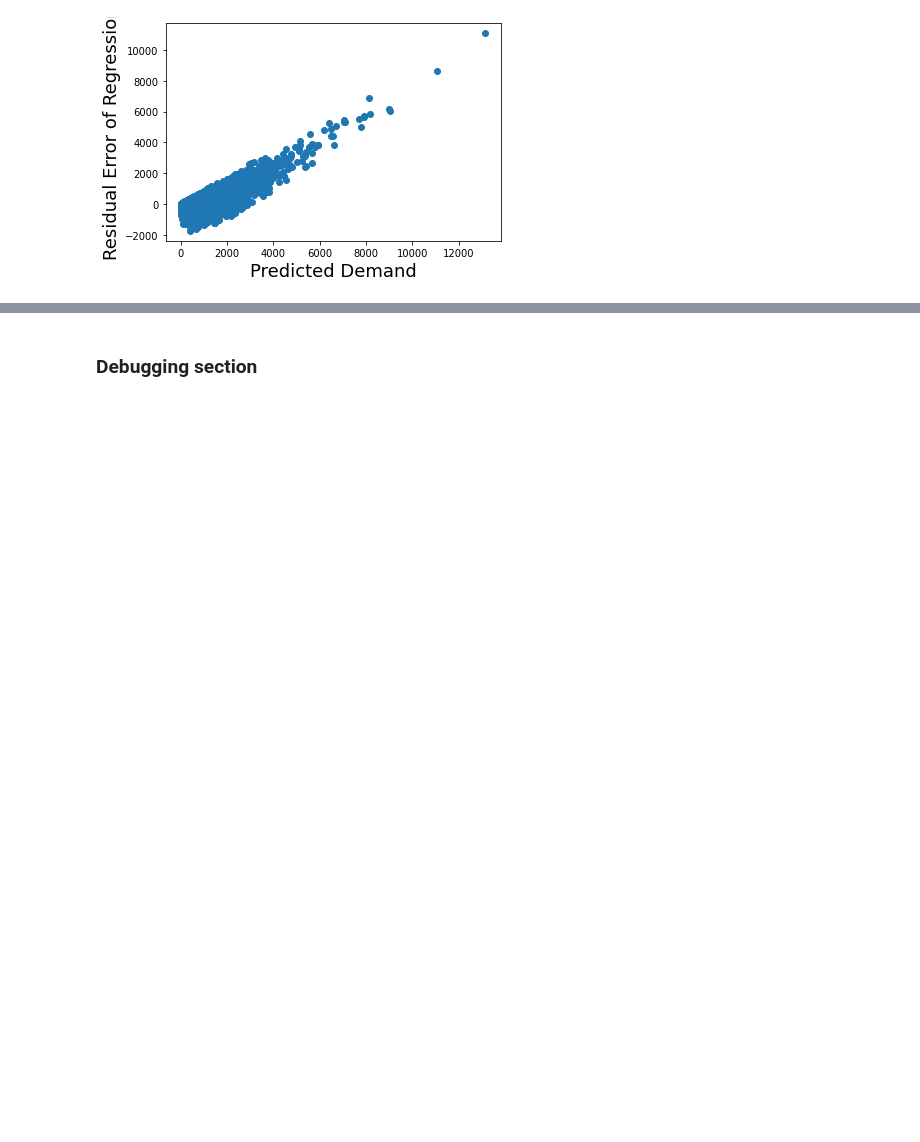
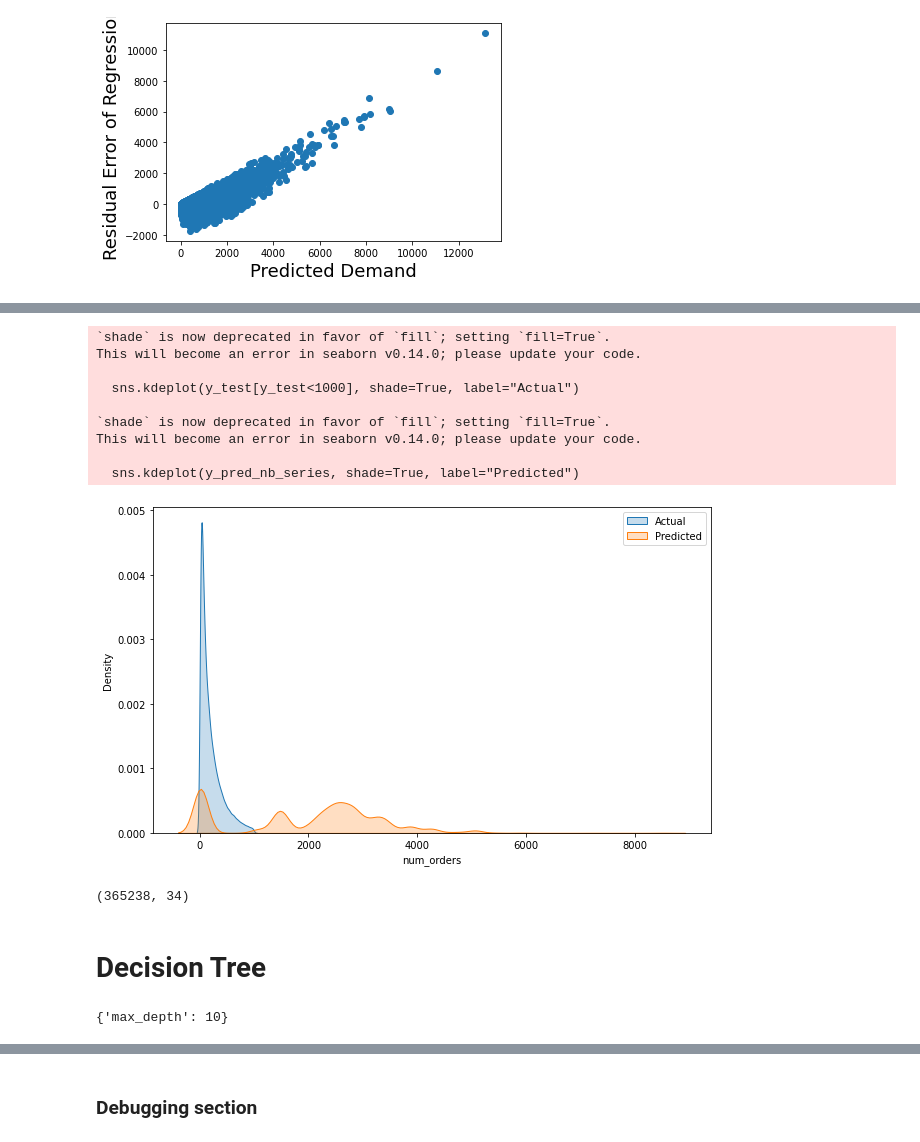
Before and after one commit to Abhishek-xavi/DemandForecast, a Jupyter notebook: BasicModel.ipynb, the cells around one changed output, grey strips where cells are left out. Drawn from its saved outputs; the diff is of its cells as text; code cells hidden in the pictures; blank space fills up the shorter version.

```diff
--- a/BasicModel.ipynb
+++ b/BasicModel.ipynb
@@ -304,0 +362,2 @@ plt.show()
+# %%
+y_pred_nb = nb_model.predict(X_test)
@@ -304,0 +373,20 @@ plt.show()
+# %%
+y_test[y_test<1000]
+y_pred_nb_series = pd.Series(y_pred_nb)
+
+plt.figure(figsize=(10, 6))
+sns.kdeplot(y_test[y_test<1000], shade=True, label="Actual")
+sns.kdeplot(y_pred_nb_series, shade=True, label="Predicted")
+plt.legend()
+plt.show()
+# %% [output]
+`shade` is now deprecated in favor of `fill`; setting `fill=True`.
+This will become an error in seaborn v0.14.0; please update your code.
+
+  sns.kdeplot(y_test[y_test<1000], shade=True, label="Actual")
+
+`shade` is now deprecated in favor of `fill`; setting `fill=True`.
+This will become an error in seaborn v0.14.0; please update your code.
+
+  sns.kdeplot(y_pred_nb_series, shade=True, label="Predicted")
+[figure, added]
@@ -304,0 +396,6 @@ plt.show()
+# %%
+X_train.shape
+# %% [output]
+(365238, 34)
+# %% [markdown]
+# Decision Tree
@@ -304,0 +416,4 @@ plt.show()
+# %%
+print(best_params)
+# %% [output]
+{'max_depth': 10}
```
Also changed, not shown: parts of 24 cells of this notebook.
